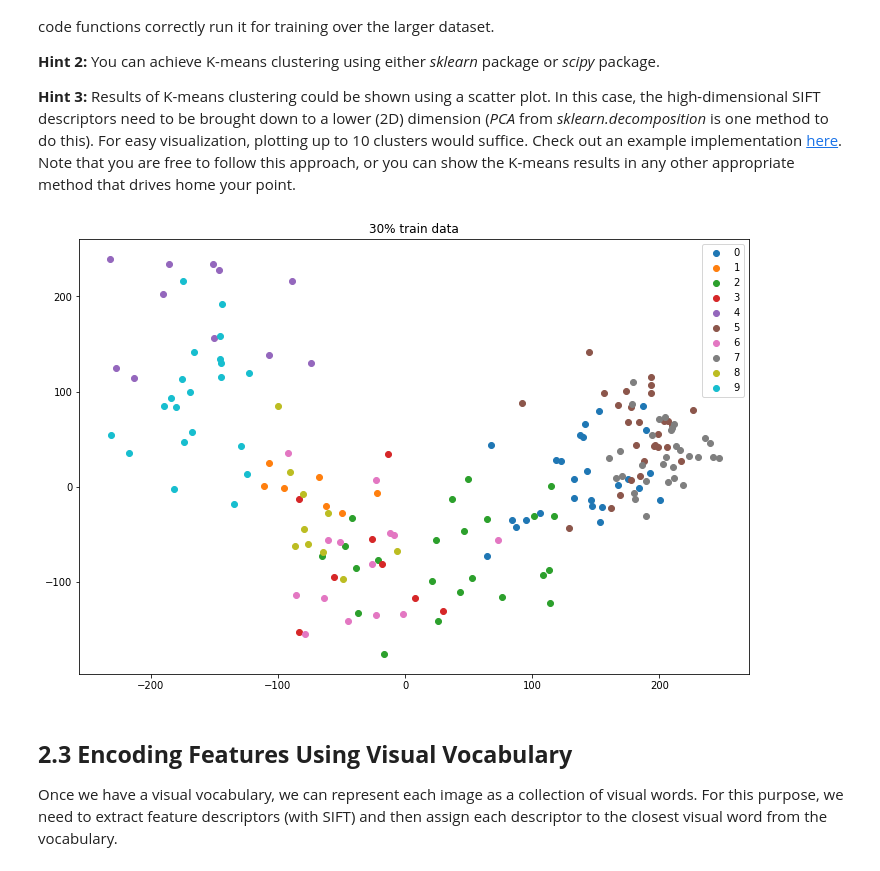
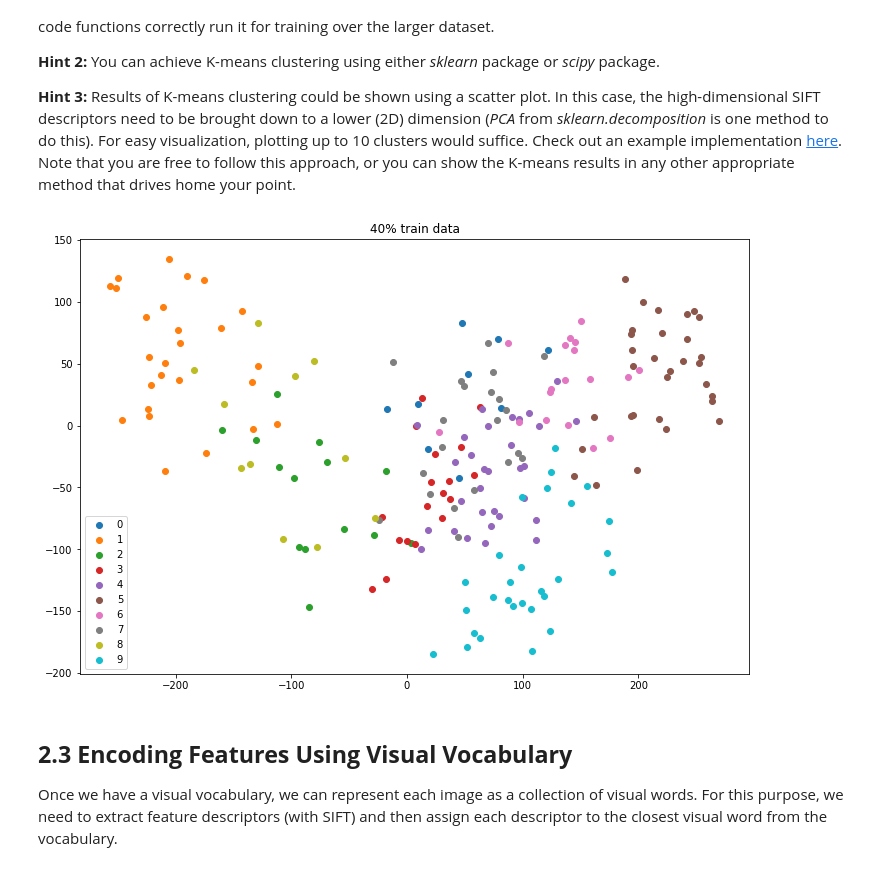
Before and after one commit to nordinbelkacemi/cv1-lab1, a Jupyter notebook: BoW Project/15096157_13740512_12556963_part1.ipynb, the cells around one changed output. Cells and saved outputs as stored; diff of their text form; code cells hidden in the pictures.

```diff
--- a/BoW Project/15096157_13740512_12556963_part1.ipynb
+++ b/BoW Project/15096157_13740512_12556963_part1.ipynb
@@ -81,7 +81,7 @@ Download the [dataset](https://www.cs.toronto.edu/~kriz/cifar-10-python.tar.gz).
 **Hint:**
 In a real scenario, the public data you use often deviates from your task. You need to figure it out and re-arrange the labels as required using the *lab1_utils.py* file (provided in the zip) as a reference. You may (or may not) choose to use the following code to load the dataset:
 # %%
-from lab1_utils import *
+from lab1_utils import Config, CIFAR10
 import importlib
 from collections import defaultdict
 
@@ -94,11 +94,10 @@ from sklearn.svm import SVC
 
 cfg = Config(
     mode="sift",
-    max_n_per_class=1000,
     vocab_size=1000,
 )
 
-trainset = CIFAR10("./data", train=True, N=cfg.max_n_per_class, mode=cfg.mode)
+trainset = CIFAR10("./data", train=True, N=1000, mode=cfg.mode)
 testset = CIFAR10("./data", train=False)
 idx2class = {0: 'airplane', 1: 'bird', 2: 'ship', 3: 'horse', 4: 'automobile'}
 
@@ -151,11 +144,14 @@ SIFT descriptors can be extracted from keypoints. You can use SIFT related funct
 **Hint:**
 Check out the Docs of SIFT and related functions for further information in the following [link1](https://docs.opencv.org/master/da/df5/tutorial_py_sift_intro.html) and [link2](https://docs.opencv.org/master/d7/d60/classcv_1_1SIFT.html).
 # %%
+from lab1_utils import extract_keypoints_and_descriptors_sift, select_random_image_ids
+
 # Set a random seed for reproducibility
 np.random.seed(42)
 
 # Extract descriptors and keypoints from the whole dataset
-training_keypoints, training_descriptors = extract_descriptors(training_data)
+extractions = [extract_keypoints_and_descriptors_sift(img) for img in training_data]
+training_keypoints, _ = [e[0] for e in extractions], [e[1] for e in extractions]
 
 # Randomly choose 2 images of each class
 chosen_ids = select_random_image_ids(training_labels, 2)
@@ -187,43 +183,45 @@ Create a visual vocabulary by using K-means clustering. Remember to display the
 
 **Hint 3:** Results of K-means clustering could be shown using a scatter plot. In this case, the high-dimensional SIFT descriptors need to be brought down to a lower (2D) dimension  (*PCA* from *sklearn.decomposition* is one method to do this). For easy visualization, plotting up to 10 clusters would suffice. Check out an example implementation [here](https://www.askpython.com/python/examples/plot-k-means-clusters-python). Note that you are free to follow this approach, or you can show the K-means results in any other appropriate method that drives home your point.
 # %%
+from lab1_utils import Encoder
 np.random.seed(42)
 encoders = [
     Encoder(
         training_data,
         training_labels,
         vocab_subset_ratio=ratio,
-        vocab_size=1000,
+        vocab_size=cfg.vocab_size,
+        mode=cfg.mode
     )
     # for ratio in [0.3, 0.4, 0.5]
-    for ratio in [0.3]
+    for ratio in [0.4]
 ]
 # encoder = Encoder(training_data, training_labels, vocab_subset_ratio=0.3, vocab_size=1000)
 # %%
 np.random.seed(42)
 
 fig, axs = plt.subplots(len(encoders), 1, figsize=(12, 8*len(encoders)))
 if len(encoders) == 1:
     axs = [axs]
 for ax, encoder in zip(axs, encoders):
     centroids = encoder.kmeans.cluster_centers_
     kmeans_labels = encoder.kmeans.labels_
     unique_kmeans_labels = np.unique(kmeans_labels)
     selected_kmeans_labels = unique_kmeans_labels[:10]
     selected_centroids = centroids[selected_kmeans_labels]
 
     # Reduce the dimensionality of the descriptors
     pca = PCA(n_components=2)
-    transformed_descriptors = pca.fit_transform(np.concatenate(encoder.vocab_subset_descriptors))
+    transformed_descriptors = pca.fit_transform(np.vstack(encoder.vocab_subset_descriptors))
 
     # Plot the first 10 clusters
     for i in selected_kmeans_labels:
         ax.scatter(transformed_descriptors[kmeans_labels == i, 0] , transformed_descriptors[kmeans_labels == i, 1] , label = i)
         ax.set_title(f"{int(encoder.vocab_subset_ratio * 100)}% train data")
     # plt.scatter(selected_centroids[:,0] , selected_centroids[:,1] , s = 80, color = 'k')
     ax.legend();
 # %% [output]
-[figure, old version]
+[figure, new version]
 # %% [markdown]
 ## **2.3 Encoding Features Using Visual Vocabulary**
 
```
Also changed, not shown: parts of 8 cells of this notebook, 1 other file.
